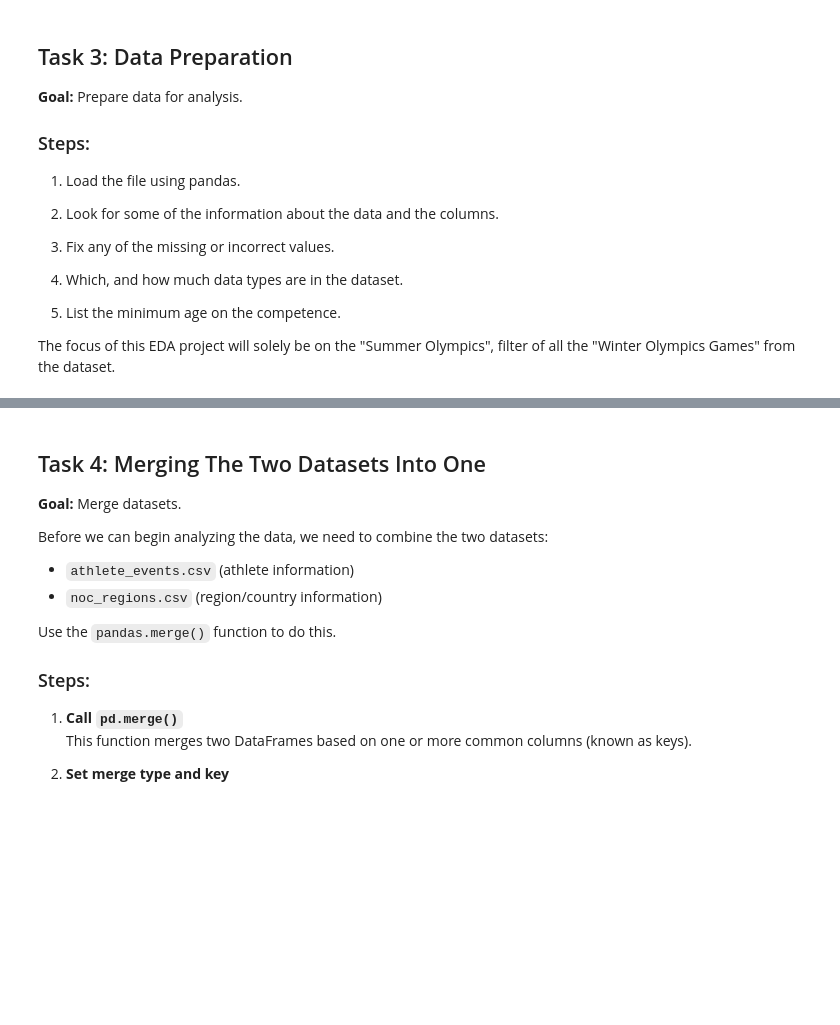
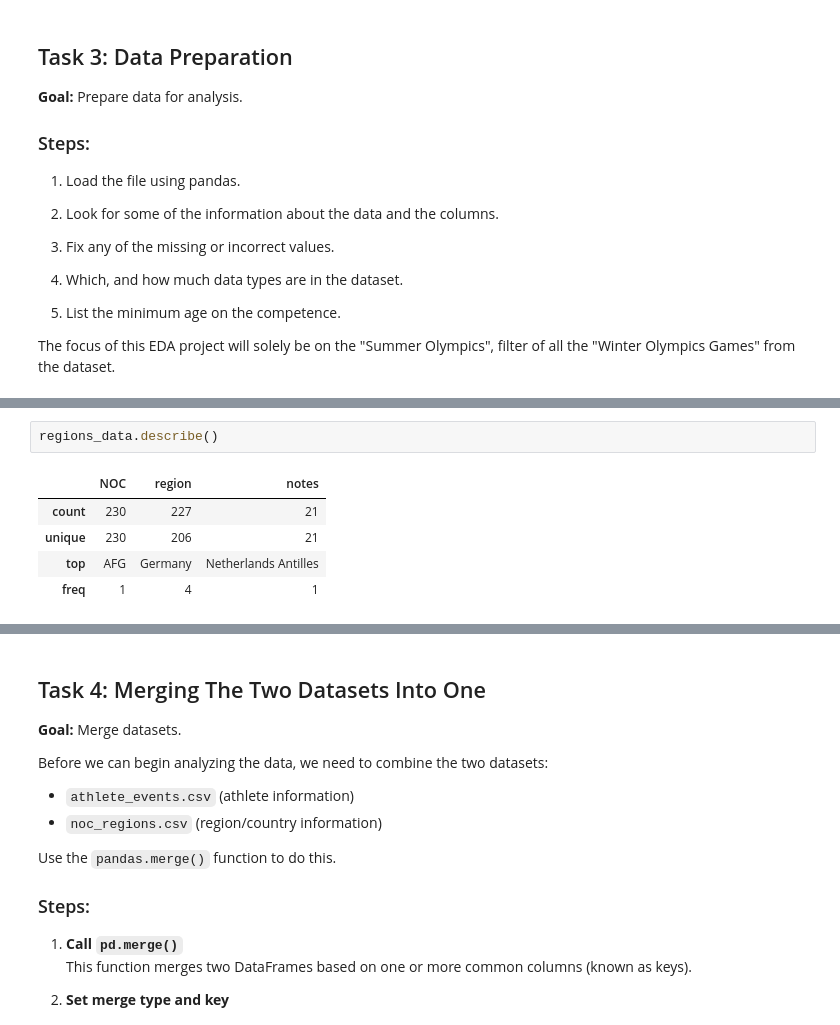
Before and after one commit to Mariannly/EPIC_5, a Jupyter notebook: Dorothy_Coding_Challenge/Stage_1/stage1.ipynb, the cells around one changed output, grey strips where cells are left out. Cells and saved outputs as stored; diff of their text form; blank space fills up the shorter version.

```diff
--- a/Dorothy_Coding_Challenge/Stage_1/stage1.ipynb
+++ b/Dorothy_Coding_Challenge/Stage_1/stage1.ipynb
@@ -174,0 +226,8 @@ regions_data = pd.read_csv(regions_data_filename)
+# %%
+regions_data.describe()
+# %% [output]
+|  | NOC | region | notes |
+| count | 230 | 227 | 21 |
+| unique | 230 | 206 | 21 |
+| top | AFG | Germany | Netherlands Antilles |
+| freq | 1 | 4 | 1 |
```
Also changed, not shown: parts of 9 cells of this notebook.
